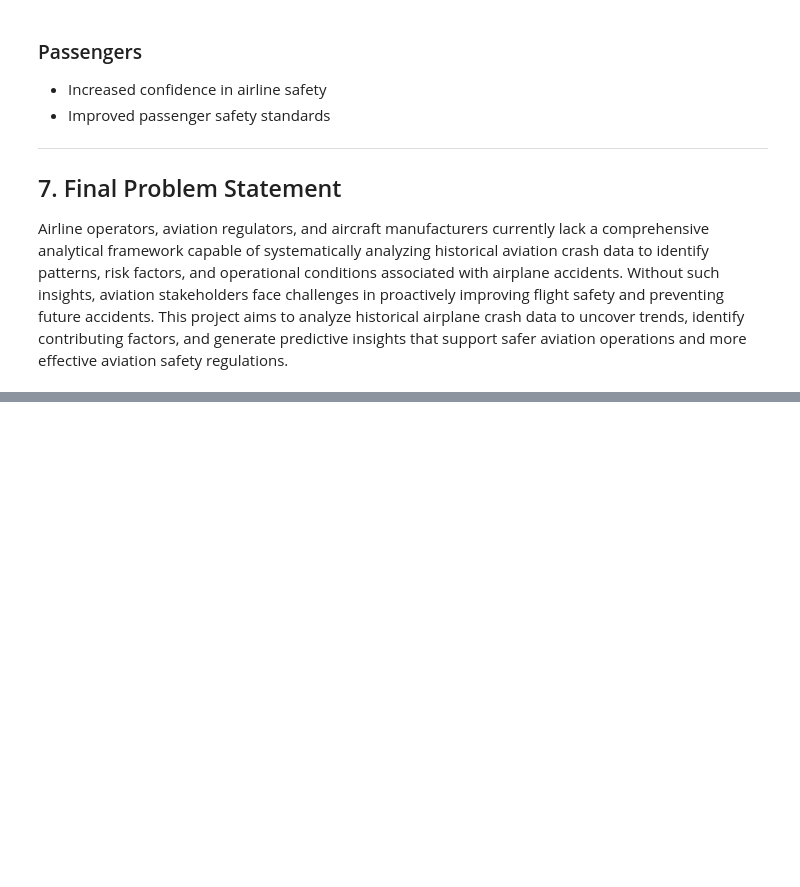
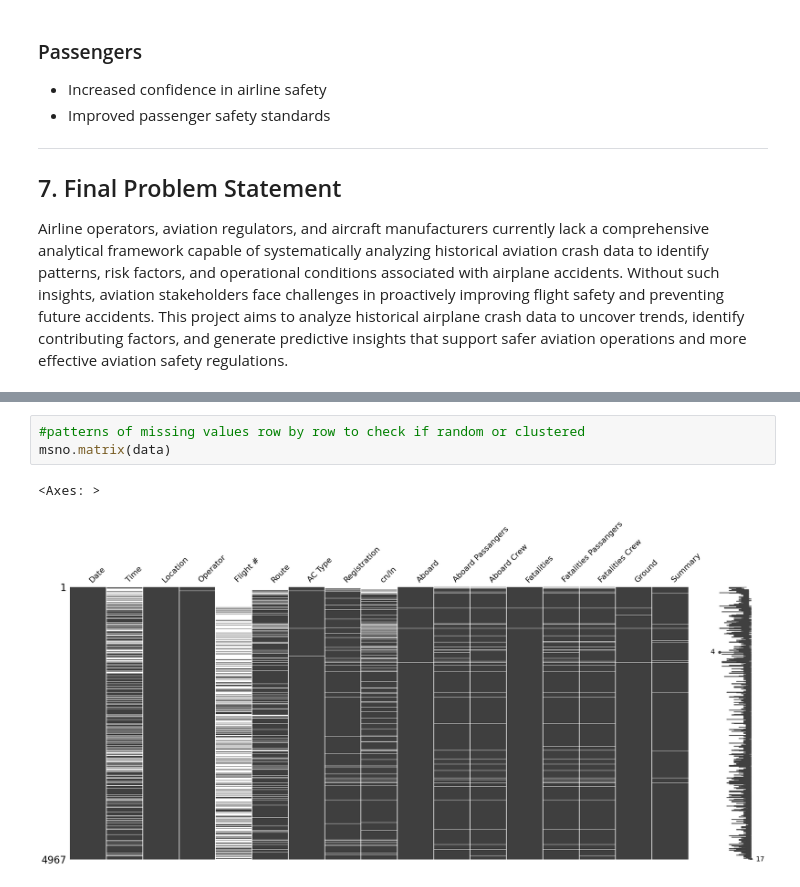
Before and after one commit to Angela-Mukulu-Mwanzia/Aviation-Fatality-Analysis-Project, a Jupyter notebook: Airline_Analysis_Updated.ipynb, the cells around one changed output, grey strips where cells are left out. Drawn from its saved outputs; the diff is of its cells as text; blank space fills up the shorter version.

```diff
--- a/Airline_Analysis_Updated.ipynb
+++ b/Airline_Analysis_Updated.ipynb
@@ -101,0 +212,6 @@ Airline operators, aviation regulators, and aircraft manufacturers currently lac
+# %%
+#patterns of missing values row by row to check if random or clustered
+msno.matrix(data)
+# %% [output]
+<Axes: >
+[figure, added]
```
Also changed, not shown: parts of 20 cells of this notebook.
